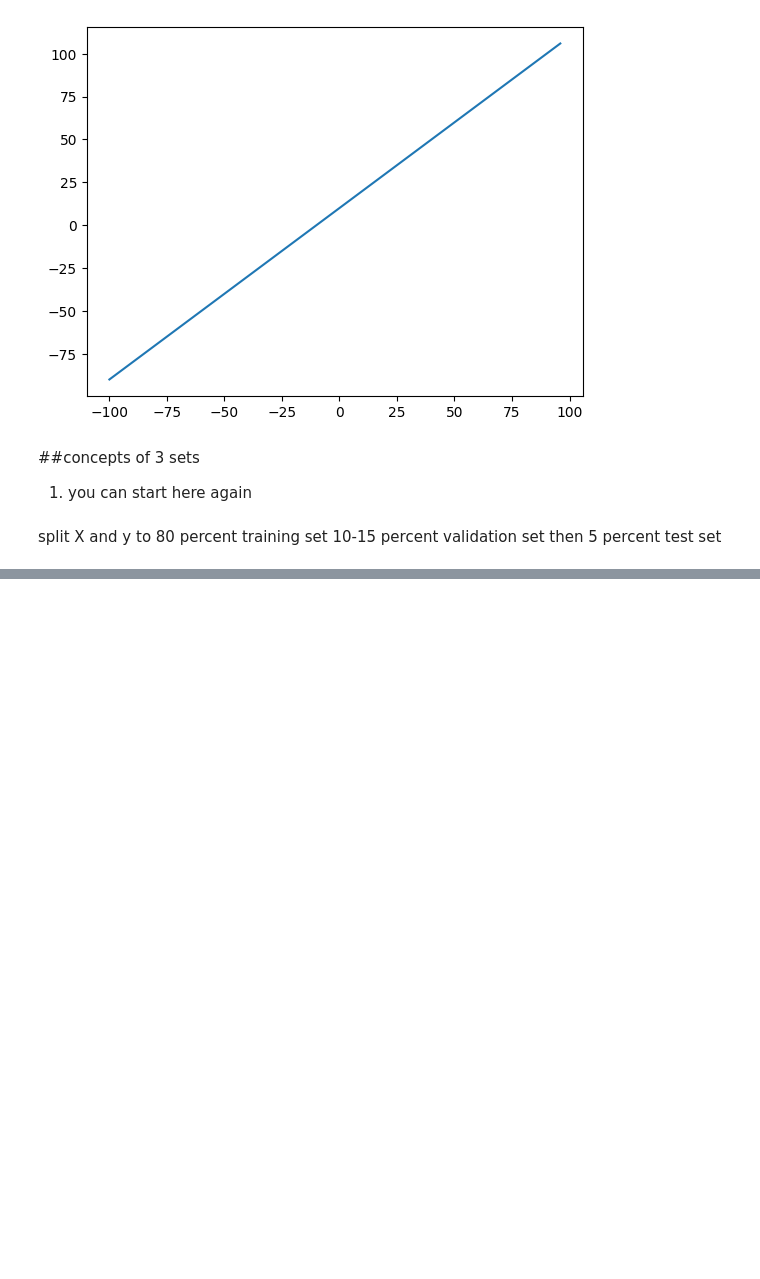
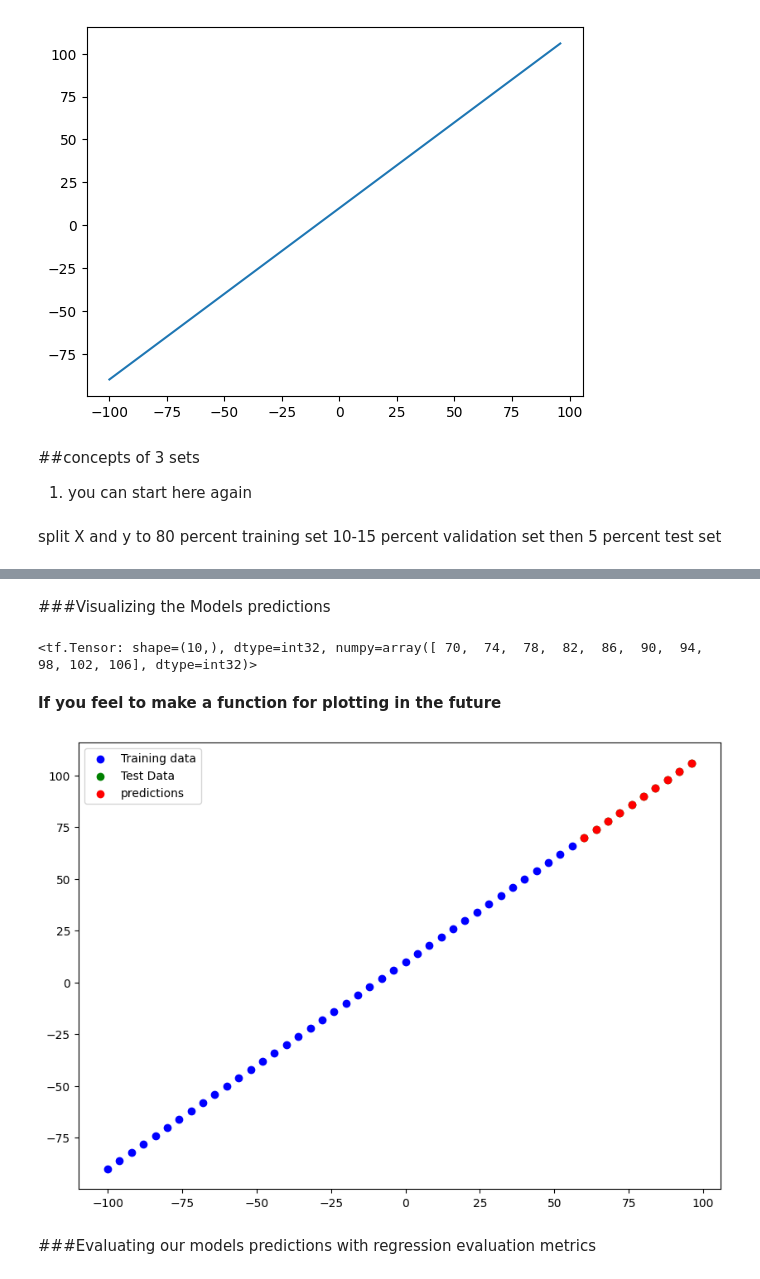
Before and after one commit to itspopoy57/Machinelearning, a Jupyter notebook: 01_neural_network_Regression.ipynb, the cells around one changed output, grey strips where cells are left out. Saved outputs shown, nothing was run; the diff lists cells and outputs as text; code cells hidden in the pictures; blank space fills up the shorter version.

```diff
--- a/01_neural_network_Regression.ipynb
+++ b/01_neural_network_Regression.ipynb
@@ -253,0 +434,3 @@ then 5 percent test set
+# %%
+xamp1P = xamp1.predict(X_test)
+xamp1P
@@ -253,0 +454,2 @@ then 5 percent test set
+# %% [markdown]
+###Visualizing the Models predictions
@@ -253,0 +458,37 @@ then 5 percent test set
+# %%
+y_test
+#this is suppose to line up to the prediction above
+# %% [output]
+<tf.Tensor: shape=(10,), dtype=int32, numpy=array([ 70,  74,  78,  82,  86,  90,  94,  98, 102, 106], dtype=int32)>
+# %% [markdown]
+**If you feel to make a function for plotting in the future**
+# %%
+def plot_predictions(train_data = X_train,
+                     train_labels = y_train,
+                     test_data = X_test,
+                     test_labels = y_test,
+                     predictions = xamp1P
+                     ):
+  """
+  Plots Training data, test Data and compares the predictions to ground truth
+  """
+
+  plt.figure(figsize=(10,7))
+  #plot here
+  plt.scatter(train_data, train_labels, c="b", label="Training data")
+  #plot the other on green for the prediction or test
+  plt.scatter(test_data, test_labels, c="g", label="Test Data")
+  # plot the models predictions in red
+  plt.scatter(test_data, predictions, c="r", label = "predictions")
+  plt.legend();
+# %%
+plot_predictions(train_data = X_train,
+                     train_labels = y_train,
+                     test_data = X_test,
+                     test_labels = y_test,
+                     predictions = xamp1P
+                 )
+# %% [output]
+[figure, added]
+# %% [markdown]
+###Evaluating our models predictions with regression evaluation metrics
```
Also changed, not shown: parts of 62 cells of this notebook.
